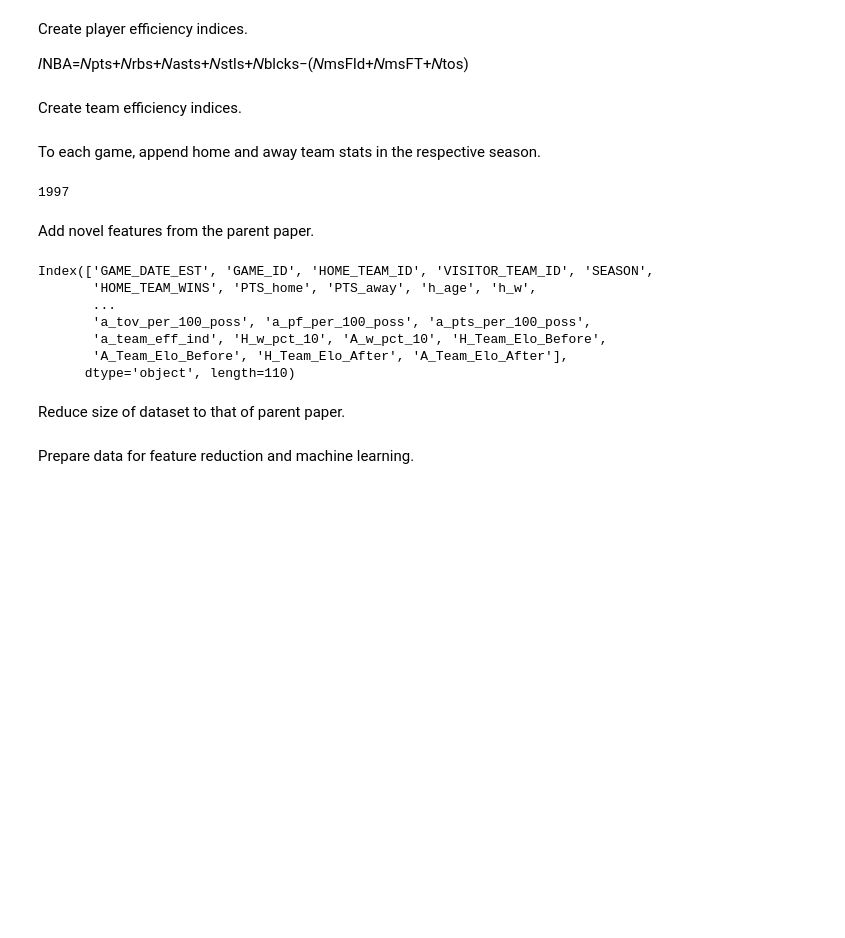
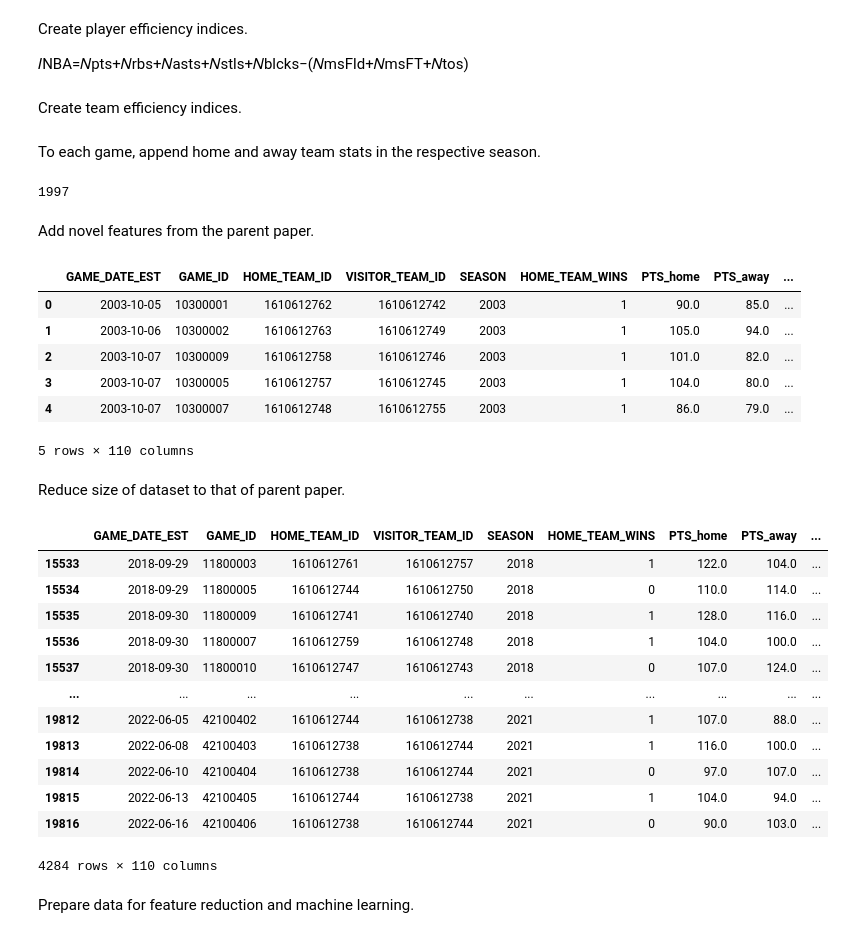
Before and after one commit to ethanleicht/NBA_Model, a Jupyter notebook: our_code2.ipynb, the cells around one changed output. Drawn from its saved outputs; the diff is of its cells as text; code cells hidden in the pictures; blank space fills up the shorter version.

```diff
--- a/our_code2.ipynb
+++ b/our_code2.ipynb
@@ -191,6 +191,10 @@ def get_prev_elo(team, date, season, team_stats, elo_df) :
 elo_df = pd.DataFrame(columns=['GAME_ID', 'HOME_TEAM_ID', 'VISITOR_TEAM_ID', 'H_Team_Elo_Before', 'A_Team_Elo_Before', 'H_Team_Elo_After', 'A_Team_Elo_After'])
 teams_elo_df = pd.DataFrame(columns=['GAME_ID','Team', 'Elo', 'GAME_DATE_EST', 'Where_Played', 'SEASON'])
 
+# create elo feature
+elo_df = pd.DataFrame(columns=['GAME_ID', 'HOME_TEAM_ID', 'VISITOR_TEAM_ID', 'H_Team_Elo_Before', 'A_Team_Elo_Before', 'H_Team_Elo_After', 'A_Team_Elo_After'])
+teams_elo_df = pd.DataFrame(columns=['GAME_ID','Team', 'Elo', 'GAME_DATE_EST', 'Where_Played', 'SEASON'])
+
 # Loop through each game to update ELO ratings
 for index, row in final_df.iterrows():
     game_id = row['GAME_ID']
@@ -221,32 +225,18 @@ for index, row in final_df.iterrows():
     teams_elo_df.loc[len(teams_elo_df)] = teams_row_one
     teams_elo_df.loc[len(teams_elo_df)] = teams_row_two
 
-# dates = list(set([d.strftime("%m-%d-%Y") for d in teams_elo_df["GAME_DATE_EST"]]))
-# dates = sorted(dates, key=lambda x: time.strptime(x, '%m-%d-%Y'))
-# teams = final_df["VISITOR_TEAM_ID"]
-# dataset = pd.DataFrame(columns=dates)
-# dataset["Team"] = teams.drop_duplicates()
-# dataset = dataset.set_index("Team")
-
-# for index, row in teams_elo_df.iterrows():
-#     # Create a dataset for tracking Elo ratings over time
-#     date = row["GAME_DATE_EST"].strftime("%m-%d-%Y")
-#     team = row["Team"]
-#     elo = row["Elo"]
-#     dataset[date][team] = elo
-
 teams_elo_df['Elo'] = teams_elo_df['Elo'].astype(float)
 # Merge updated Elo ratings back into the main DataFrame
 final_df = final_df.merge(elo_df.drop(columns=['HOME_TEAM_ID', 'VISITOR_TEAM_ID']), on ='GAME_ID')
 # %%
-final_df.columns
+final_df.head()
 # %% [output]
+|  | GAME_DATE_EST | GAME_ID | HOME_TEAM_ID | VISITOR_TEAM_ID | SEASON | HOME_TEAM_WINS | PTS_home | PTS_away | ... |
+| 0 | 2003-10-05 | 10300001 | 1610612762 | 1610612742 | 2003 | 1 | 90.0 | 85.0 | ... |
+| 1 | 2003-10-06 | 10300002 | 1610612763 | 1610612749 | 2003 | 1 | 105.0 | 94.0 | ... |
+| 2 | 2003-10-07 | 10300009 | 1610612758 | 1610612746 | 2003 | 1 | 101.0 | 82.0 | ... |
+| 3 | 2003-10-07 | 10300005 | 1610612757 | 1610612745 | 2003 | 1 | 104.0 | 80.0 | ... |
+| 4 | 2003-10-07 | 10300007 | 1610612748 | 1610612755 | 2003 | 1 | 86.0 | 79.0 | ... |
-Index(['GAME_DATE_EST', 'GAME_ID', 'HOME_TEAM_ID', 'VISITOR_TEAM_ID', 'SEASON',
-       'HOME_TEAM_WINS', 'PTS_home', 'PTS_away', 'h_age', 'h_w',
-       ...
-       'a_tov_per_100_poss', 'a_pf_per_100_poss', 'a_pts_per_100_poss',
-       'a_team_eff_ind', 'H_w_pct_10', 'A_w_pct_10', 'H_Team_Elo_Before',
-       'A_Team_Elo_Before', 'H_Team_Elo_After', 'A_Team_Elo_After'],
-      dtype='object', length=110)
+5 rows × 110 columns
 # %% [markdown]
 Reduce size of dataset to that of parent paper.
@@ -255,0 +243,17 @@ Reduce size of dataset to that of parent paper.
+# %%
+final_df = final_df[(final_df['SEASON'] >= 2018) & (final_df['SEASON'] <= 2021)]
+final_df
+# %% [output]
+|  | GAME_DATE_EST | GAME_ID | HOME_TEAM_ID | VISITOR_TEAM_ID | SEASON | HOME_TEAM_WINS | PTS_home | PTS_away | ... |
+| 15533 | 2018-09-29 | 11800003 | 1610612761 | 1610612757 | 2018 | 1 | 122.0 | 104.0 | ... |
+| 15534 | 2018-09-29 | 11800005 | 1610612744 | 1610612750 | 2018 | 0 | 110.0 | 114.0 | ... |
+| 15535 | 2018-09-30 | 11800009 | 1610612741 | 1610612740 | 2018 | 1 | 128.0 | 116.0 | ... |
+| 15536 | 2018-09-30 | 11800007 | 1610612759 | 1610612748 | 2018 | 1 | 104.0 | 100.0 | ... |
+| 15537 | 2018-09-30 | 11800010 | 1610612747 | 1610612743 | 2018 | 0 | 107.0 | 124.0 | ... |
+| ... | ... | ... | ... | ... | ... | ... | ... | ... | ... |
+| 19812 | 2022-06-05 | 42100402 | 1610612744 | 1610612738 | 2021 | 1 | 107.0 | 88.0 | ... |
+| 19813 | 2022-06-08 | 42100403 | 1610612738 | 1610612744 | 2021 | 1 | 116.0 | 100.0 | ... |
+| 19814 | 2022-06-10 | 42100404 | 1610612738 | 1610612744 | 2021 | 0 | 97.0 | 107.0 | ... |
+| 19815 | 2022-06-13 | 42100405 | 1610612744 | 1610612738 | 2021 | 1 | 104.0 | 94.0 | ... |
+| 19816 | 2022-06-16 | 42100406 | 1610612738 | 1610612744 | 2021 | 0 | 90.0 | 103.0 | ... |
+4284 rows × 110 columns
```
Also changed, not shown: parts of 13 cells of this notebook.
